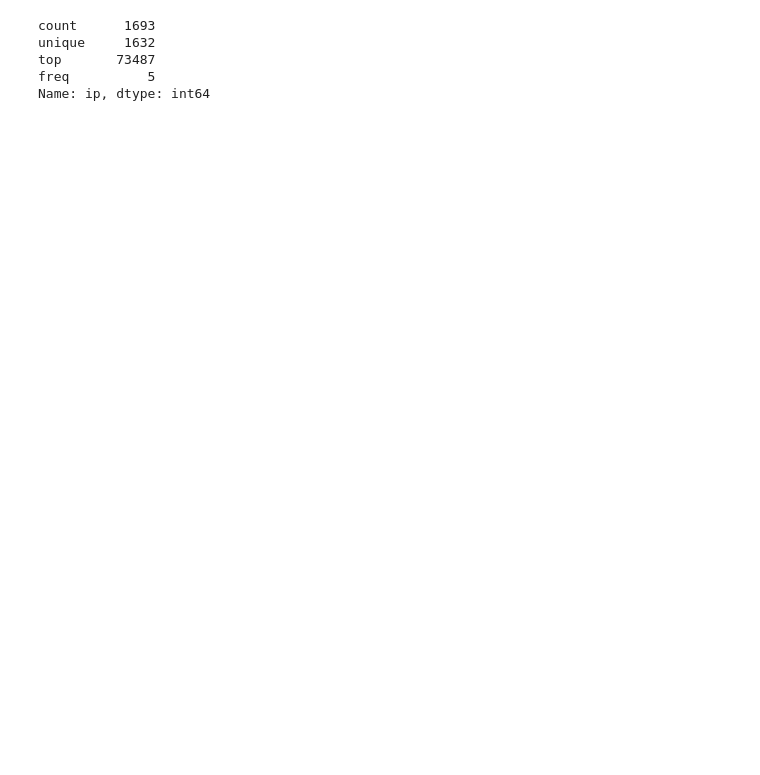
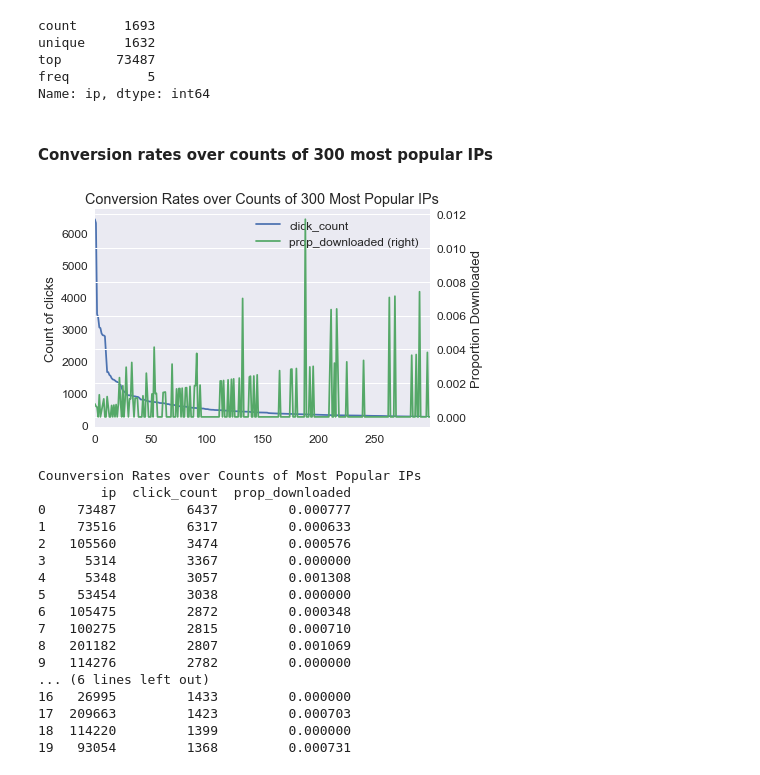
Before and after one commit to ihongChen/kaggle_AdTracking, a Jupyter notebook: src/eda.ipynb, the cells around one changed output. Drawn from its saved outputs; the diff is of its cells as text; code cells hidden in the pictures; blank space fills up the shorter version.

```diff
--- a/src/eda.ipynb
+++ b/src/eda.ipynb
@@ -150,3 +150,41 @@ unique     1632
 top       73487
 freq          5
 Name: ip, dtype: int64
+# %%
+#convert 'is_attributed' back to numeric for proportion calculations
+train['is_attributed']=train['is_attributed'].astype(np.uint16)
+# %% [markdown]
+#### Conversion rates over counts of 300 most popular IPs
+# %%
+proportion = train[['ip', 'is_attributed']].groupby('ip', as_index=False).mean().sort_values('is_attributed', ascending=False)
+counts = train[['ip', 'is_attributed']].groupby('ip', as_index=False).count().sort_values('is_attributed', ascending=False)
+merge = counts.merge(proportion, on='ip', how='left')
+merge.columns = ['ip', 'click_count', 'prop_downloaded']
+
+ax = merge[:300].plot(secondary_y='prop_downloaded')
+plt.title('Conversion Rates over Counts of 300 Most Popular IPs')
+ax.set(ylabel='Count of clicks')
+plt.ylabel('Proportion Downloaded')
+plt.show()
+
+print('Counversion Rates over Counts of Most Popular IPs')
+print(merge[:20])
+# %% [output]
+[figure, added]
+Counversion Rates over Counts of Most Popular IPs
+        ip  click_count  prop_downloaded
+0    73487         6437         0.000777
+1    73516         6317         0.000633
+2   105560         3474         0.000576
+3     5314         3367         0.000000
+4     5348         3057         0.001308
+5    53454         3038         0.000000
+6   105475         2872         0.000348
+7   100275         2815         0.000710
+8   201182         2807         0.001069
+9   114276         2782         0.000000
+... (6 lines left out)
+16   26995         1433         0.000000
+17  209663         1423         0.000703
+18  114220         1399         0.000000
+19   93054         1368         0.000731
```
Also changed, not shown: parts of 5 cells of this notebook.
